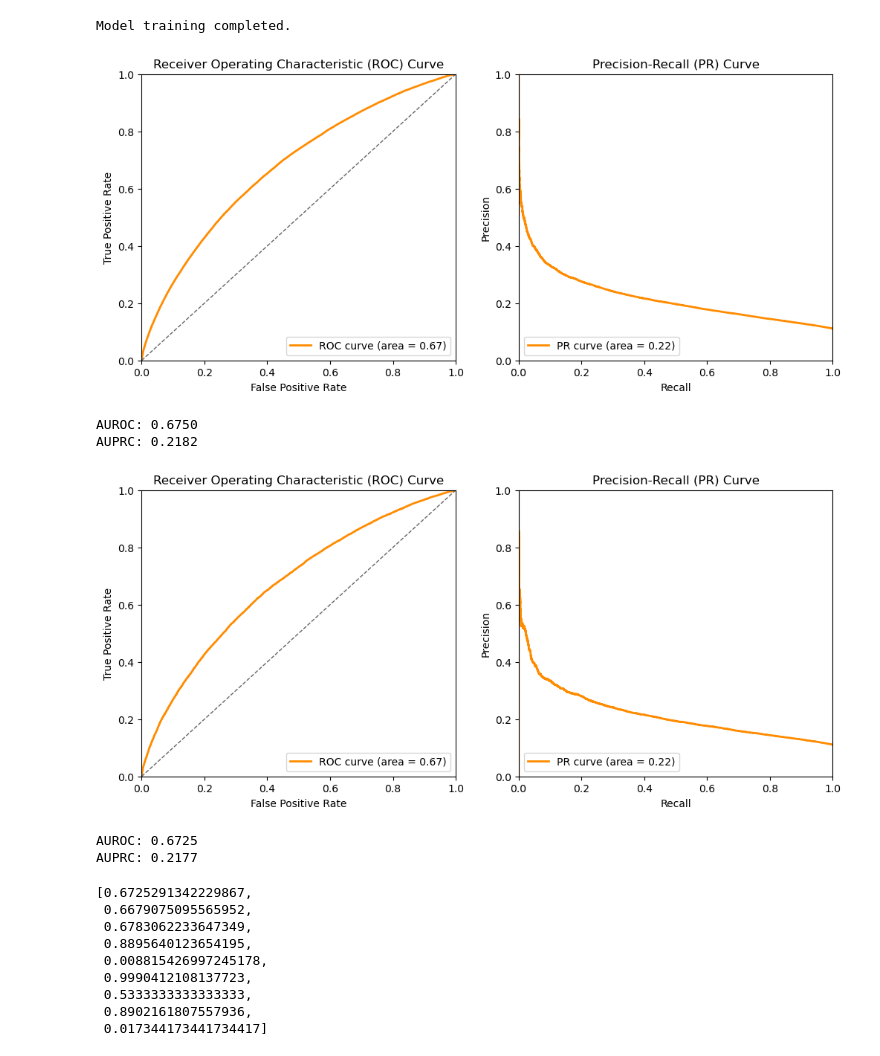
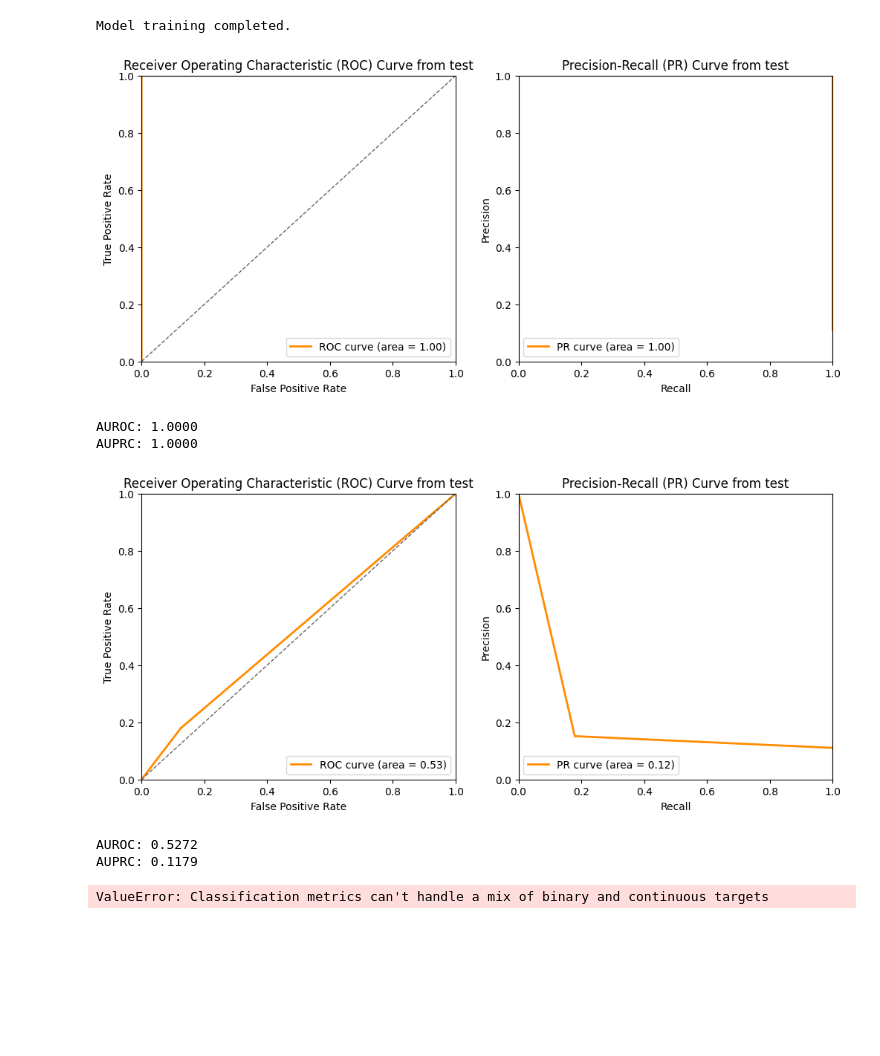
Before and after one commit to duxingx1a/ehr, a Jupyter notebook: train_single_model.ipynb, the cells around one changed output. Saved outputs shown, nothing was run; the diff lists cells and outputs as text; code cells hidden in the pictures; blank space fills up the shorter version.

```diff
--- a/train_single_model.ipynb
+++ b/train_single_model.ipynb
@@ -1,50 +1,42 @@
 # %%
 from ehr_models import *
 import ehr_utils
 import pandas as pd
 # file_path=r'C:\Users\ydl\Desktop\ehr0528\data_cleaned\ver-noelectrolyte-logtransform_bayesian.csv'
-file_path = r'C:\Users\ydl\Desktop\ehr0528\data_cleaned\ver-noelectrolyte-logtransform_mean.csv'
+file_path = 'data_cleaned/ver-noelectrolyte-logtransform_mean.csv'
 # file_path = r'C:\Users\ydl\Desktop\ehr0528\data_cleaned\ver-noelectrolyte-logtransform_drop.csv'
 
 X_train, X_test, Y_train, Y_test = ehr_utils.get_train_test(file_path, train_size=0.8, random_state=42)
 
 ## 需要测试哪个模型就取消注释对应的行,需要默认参数default=True，需要优化后的参数 默认=false
-default = False
-model = init_adaBoost(default_parm=default)
-# model = init_decisionTree(default_parm=default)
+default = True
+# model = init_adaBoost(default_parm=default)
+model = init_decisionTree(default_parm=default)
 # model = init_gaussianNB(default_parm=default)
 # model = init_gradientBoosting(default_parm=default)
 # model = init_lightGBM(default_parm=default)
 # model = init_linearDiscriminantAnalysis(default_parm=default)
 # model = init_logisticRegression(default_parm=default)
 # model = init_MLPClassifier(default_parm=default)
 # model = init_randomForest(default_parm=default)
 # model = init_XGBoost(default_parm=default)
 
 model.fit(X_train, Y_train)
 print("Model training completed.")
 Y_prob, Y_pred = ehr_utils.get_prediction_results(model, X_test)
 Ytrain_prob, Ytrain_pred = ehr_utils.get_prediction_results(model, X_train)
 ehr_utils.plot_roc_pr_curves(Y_train, Ytrain_prob, 'dt')
 ehr_utils.plot_roc_pr_curves(Y_test, Y_prob, 'xgb')
 ehr_utils.eval_model(Y_test, Y_pred, Y_prob)
 # %% [output]
 Model training completed.
-[figure, old version]
+[figure, new version]
-AUROC: 0.6750
-AUPRC: 0.2182
+AUROC: 1.0000
+AUPRC: 1.0000
-[figure, old version]
+[figure, new version]
-AUROC: 0.6725
-AUPRC: 0.2177
+AUROC: 0.5272
+AUPRC: 0.1179
-[0.6725291342229867,
- 0.6679075095565952,
- 0.6783062233647349,
- 0.8895640123654195,
- 0.008815426997245178,
- 0.9990412108137723,
- 0.5333333333333333,
- 0.8902161807557936,
- 0.017344173441734417]
+ValueError: Classification metrics can't handle a mix of binary and continuous targets
 # %%
 [0.6779927147256444,
  0.671752415795094,
```
Also changed, not shown: 15 other files.
